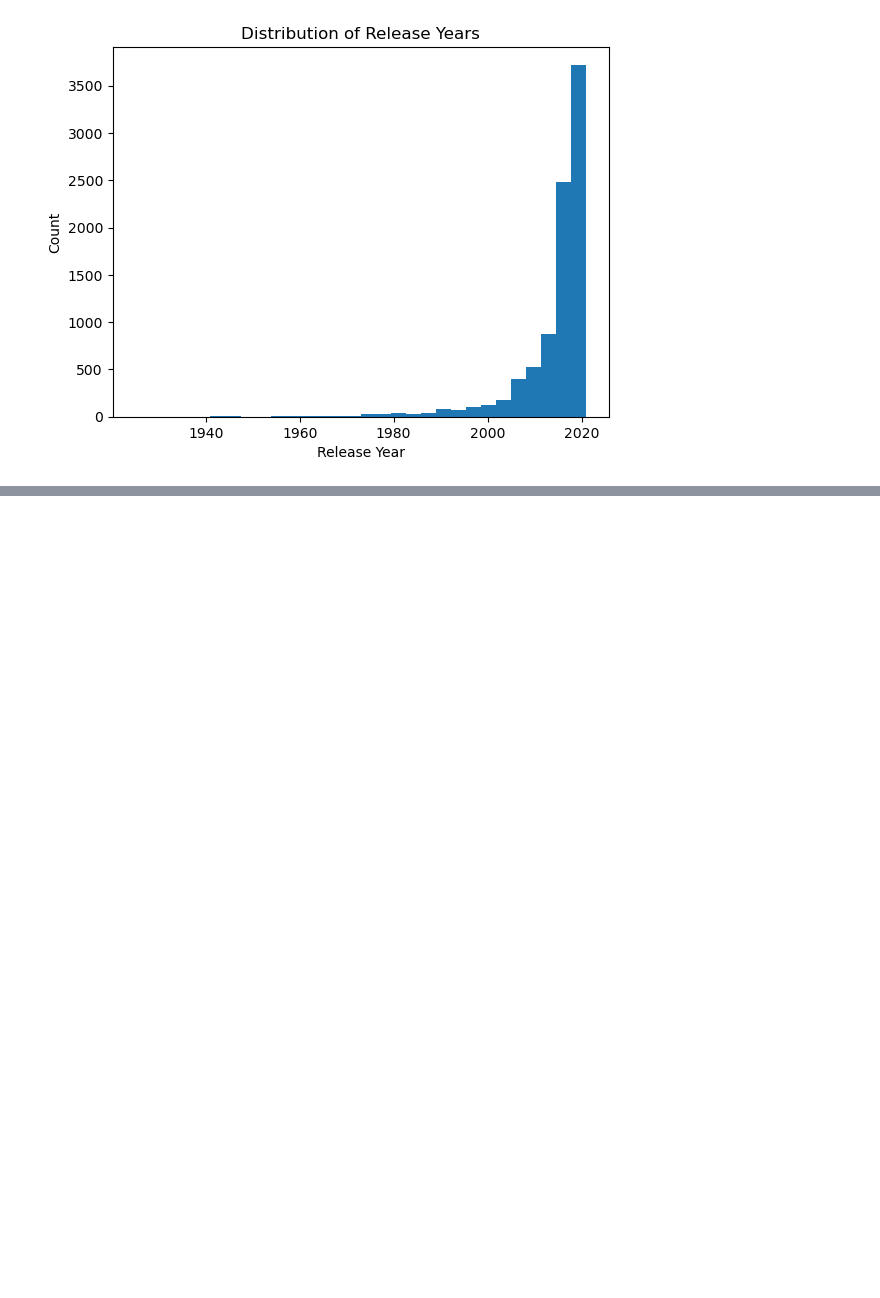
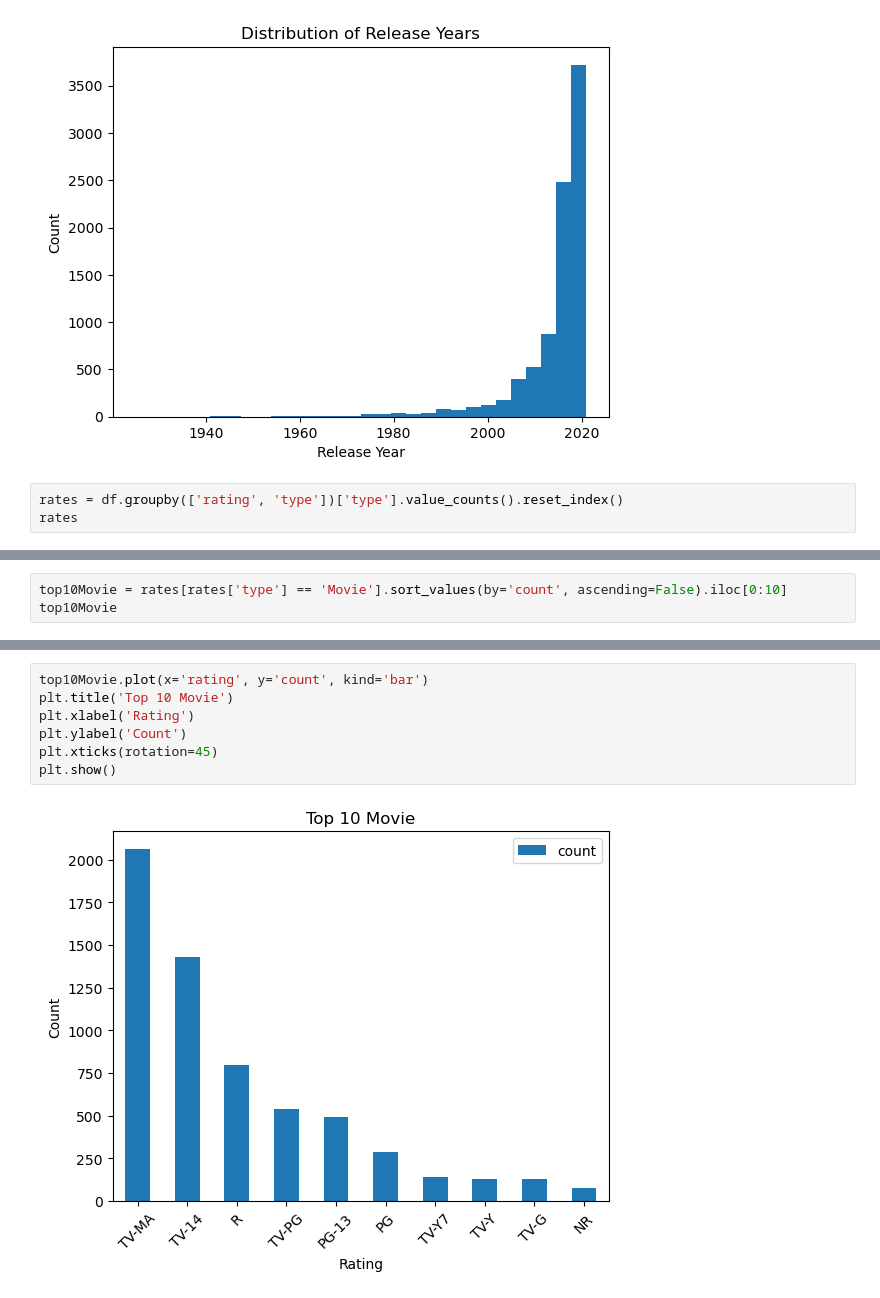
Before and after one commit to ElDEEB21/Netflix-Analytics, a Jupyter notebook: analyse.ipynb, the cells around one changed output, grey strips where cells are left out. Saved outputs shown, nothing was run; the diff lists cells and outputs as text; blank space fills up the shorter version.

Commit message:
Rating Visualization

```diff
--- a/analyse.ipynb
+++ b/analyse.ipynb
@@ -228,3 +228,6 @@ plt.ylabel('Count')
 plt.show()
 # %% [output]
 [figure]
+# %%
+rates = df.groupby(['rating', 'type'])['type'].value_counts().reset_index()
+rates
@@ -230,0 +252,3 @@ plt.show()
+# %%
+top10Movie = rates[rates['type'] == 'Movie'].sort_values(by='count', ascending=False).iloc[0:10]
+top10Movie
@@ -230,0 +267,9 @@ plt.show()
+# %%
+top10Movie.plot(x='rating', y='count', kind='bar')
+plt.title('Top 10 Movie')
+plt.xlabel('Rating')
+plt.ylabel('Count')
+plt.xticks(rotation=45)
+plt.show()
+# %% [output]
+[figure, added]
```
Also changed, not shown: parts of 5 cells of this notebook.
